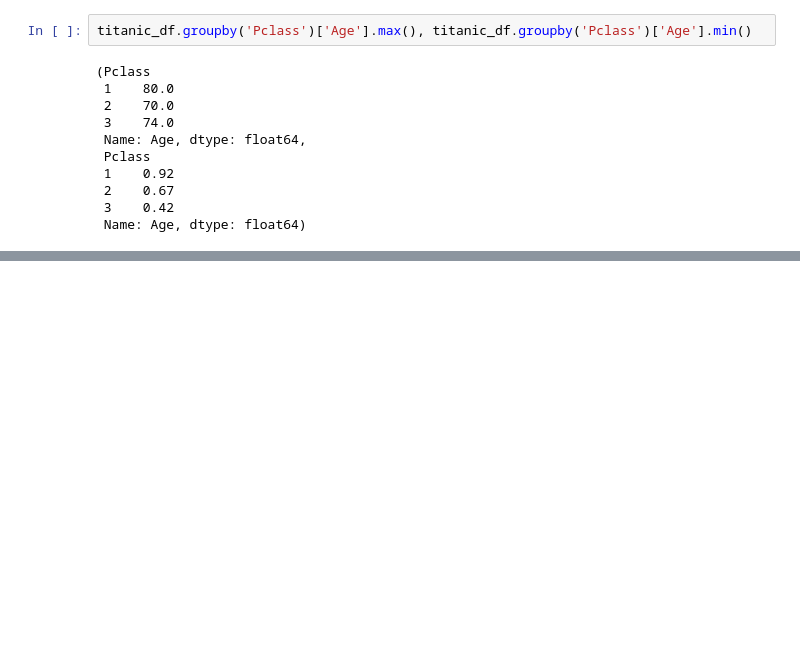
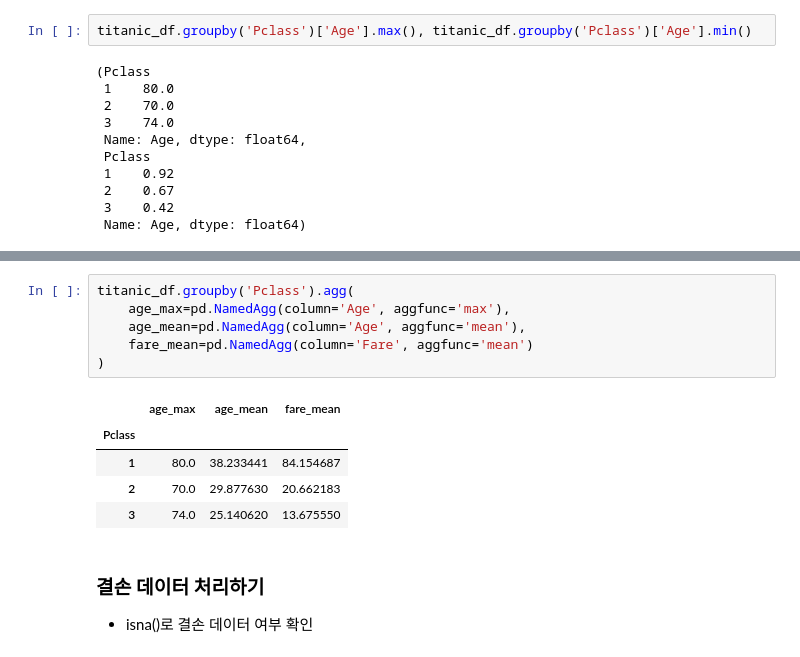
Before and after one commit to seongbeom-kr/machine_learning_base, a Jupyter notebook: Pandas/Pandas.ipynb, the cells around one changed output, grey strips where cells are left out. Saved outputs shown, nothing was run; the diff lists cells and outputs as text; blank space fills up the shorter version.

```diff
--- a/Pandas/Pandas.ipynb
+++ b/Pandas/Pandas.ipynb
@@ -901,0 +942,15 @@ titanic_df.groupby('Pclass')['Age'].max(), titanic_df.groupby('Pclass')['Age'].m
+# %%
+titanic_df.groupby('Pclass').agg(
+    age_max=pd.NamedAgg(column='Age', aggfunc='max'),
+    age_mean=pd.NamedAgg(column='Age', aggfunc='mean'),
+    fare_mean=pd.NamedAgg(column='Fare', aggfunc='mean')
+)
+# %% [output]
+|  | age_max | age_mean | fare_mean |
+| Pclass |  |  |  |
+| 1 | 80.0 | 38.233441 | 84.154687 |
+| 2 | 70.0 | 29.877630 | 20.662183 |
+| 3 | 74.0 | 25.140620 | 13.675550 |
+# %% [markdown]
+### 결손 데이터 처리하기
+* isna()로 결손 데이터 여부 확인
```
Also changed, not shown: parts of 6 cells of this notebook.
